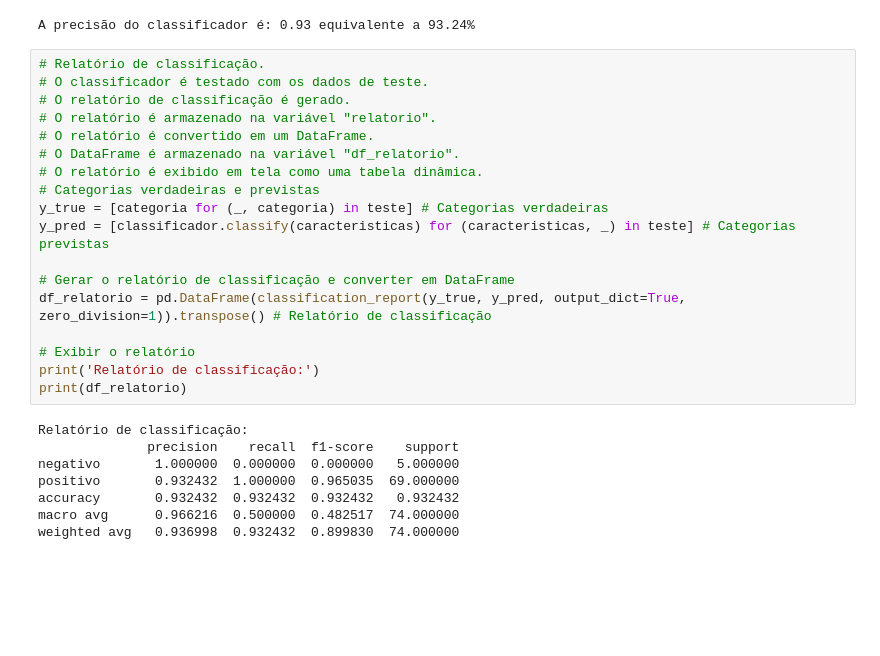
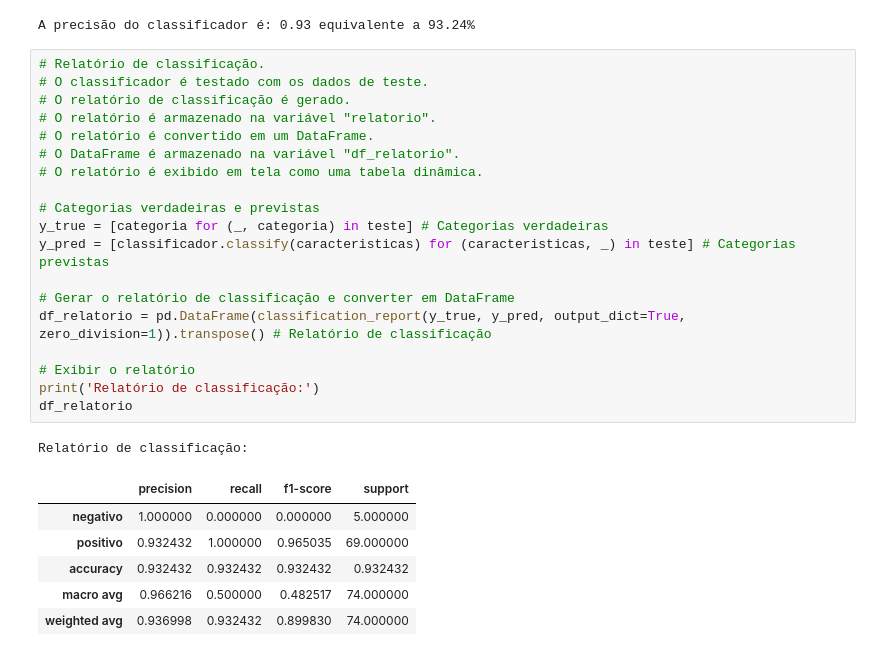
Before and after one commit to DallastaDaniel/Classificador_Textos, a Jupyter notebook: Classificador.ipynb, the cells around one changed output. Cells and saved outputs as stored; diff of their text form; blank space fills up the shorter version.

```diff
--- a/Classificador.ipynb
+++ b/Classificador.ipynb
@@ -517,26 +542,27 @@ A precisão do classificador é: 0.93 equivalente a 93.24%
 # %%
 # Relatório de classificação.
 # O classificador é testado com os dados de teste.
 # O relatório de classificação é gerado.
 # O relatório é armazenado na variável "relatorio".
 # O relatório é convertido em um DataFrame.
 # O DataFrame é armazenado na variável "df_relatorio".
 # O relatório é exibido em tela como uma tabela dinâmica.
+
 # Categorias verdadeiras e previstas
 y_true = [categoria for (_, categoria) in teste] # Categorias verdadeiras
 y_pred = [classificador.classify(caracteristicas) for (caracteristicas, _) in teste] # Categorias previstas
 
 # Gerar o relatório de classificação e converter em DataFrame
 df_relatorio = pd.DataFrame(classification_report(y_true, y_pred, output_dict=True, zero_division=1)).transpose() # Relatório de classificação
 
 # Exibir o relatório
 print('Relatório de classificação:')
-print(df_relatorio)
+df_relatorio
 # %% [output]
 Relatório de classificação:
-              precision    recall  f1-score    support
-negativo       1.000000  0.000000  0.000000   5.000000
-positivo       0.932432  1.000000  0.965035  69.000000
-accuracy       0.932432  0.932432  0.932432   0.932432
-macro avg      0.966216  0.500000  0.482517  74.000000
-weighted avg   0.936998  0.932432  0.899830  74.000000
+|  | precision | recall | f1-score | support |
+| negativo | 1.000000 | 0.000000 | 0.000000 | 5.000000 |
+| positivo | 0.932432 | 1.000000 | 0.965035 | 69.000000 |
+| accuracy | 0.932432 | 0.932432 | 0.932432 | 0.932432 |
+| macro avg | 0.966216 | 0.500000 | 0.482517 | 74.000000 |
+| weighted avg | 0.936998 | 0.932432 | 0.899830 | 74.000000 |
```
Also changed, not shown: parts of 7 cells of this notebook.
